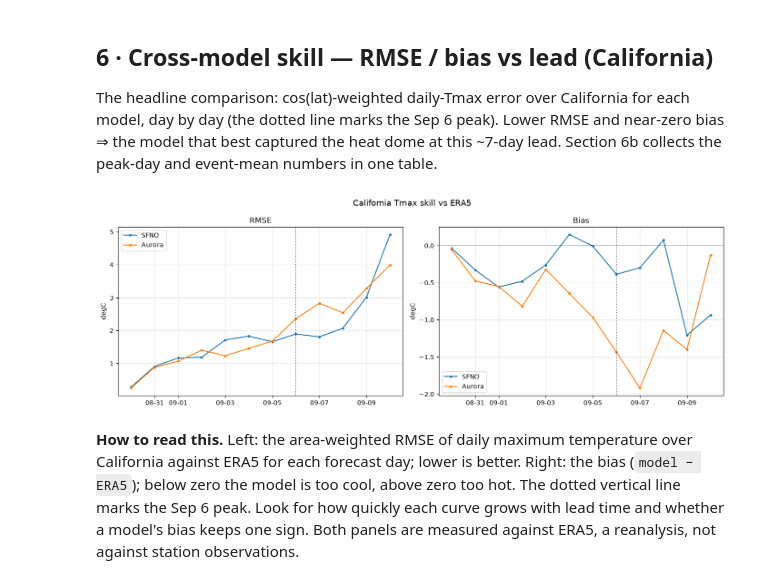
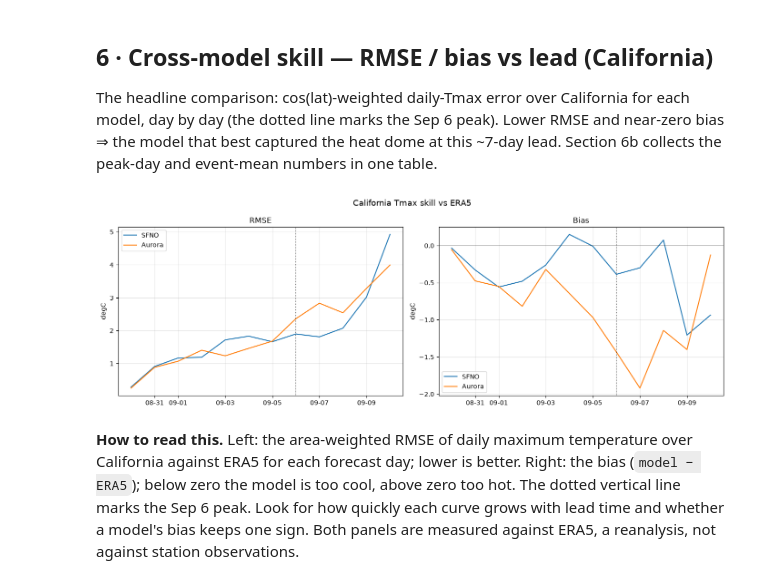
Before and after one commit to ChristianByars/West-Coast-Forecasts, a Jupyter notebook: HeatWaves.ipynb, the cells around one changed output. Saved outputs shown, nothing was run; the diff lists cells and outputs as text; code cells hidden in the pictures.

```diff
--- a/HeatWaves.ipynb
+++ b/HeatWaves.ipynb
@@ -514,24 +514,24 @@ The headline comparison: cos(lat)-weighted daily-Tmax error over California for
 # %%
 reg  = REGIONS["CALIFORNIA"]
 e_ca = crop_bbox(era5_tmax, reg["lat"], reg["lon360"])
 peak = days[np.argmin(np.abs(days - EVENT_PEAK))]
 
 fig, (ax_r, ax_b) = plt.subplots(1, 2, figsize=(14, 4.8))
 for k in MODELS:
     err = error_metrics_per_day(crop_bbox(tmax[k], reg["lat"], reg["lon360"]), e_ca)
-    ax_r.plot(xdays, err["rmse"].values, marker="o", ms=3, label=MODELS[k]["label"])
-    ax_b.plot(xdays, err["bias"].values, marker="o", ms=3, label=MODELS[k]["label"])
+    ax_r.plot(xdays, err["rmse"].values, label=MODELS[k]["label"])
+    ax_b.plot(xdays, err["bias"].values, label=MODELS[k]["label"])
 for ax, ttl in ((ax_r, "RMSE"), (ax_b, "Bias")):
     ax.axvline(xpeak, color="k", lw=0.8, ls=":")
     ax.set_title(ttl); ax.set_ylabel("degC")
     ax.grid(alpha=0.3); ax.legend(); ax.xaxis.set_major_formatter(mdates.DateFormatter("%m-%d"))
 ax_b.axhline(0, color="k", lw=0.6)
 fig.suptitle("California Tmax skill vs ERA5", fontsize=13)
 fig.tight_layout()
 fig.savefig(FIG_DIR / "skill_comparison_california.png", dpi=110, bbox_inches="tight")
 plt.show()
 # %% [output]
-[figure, old version]
+[figure, new version]
 # %% [markdown]
 **How to read this.** Left: the area-weighted RMSE of daily maximum temperature over California against ERA5 for each forecast day; lower is better. Right: the bias (`model − ERA5`); below zero the model is too cool, above zero too hot. The dotted vertical line marks the Sep 6 peak. Look for how quickly each curve grows with lead time and whether a model's bias keeps one sign. Both panels are measured against ERA5, a reanalysis, not against station observations.
 # %% [markdown]
```
Also changed, not shown: parts of 3 cells of this notebook, 16 other files.
